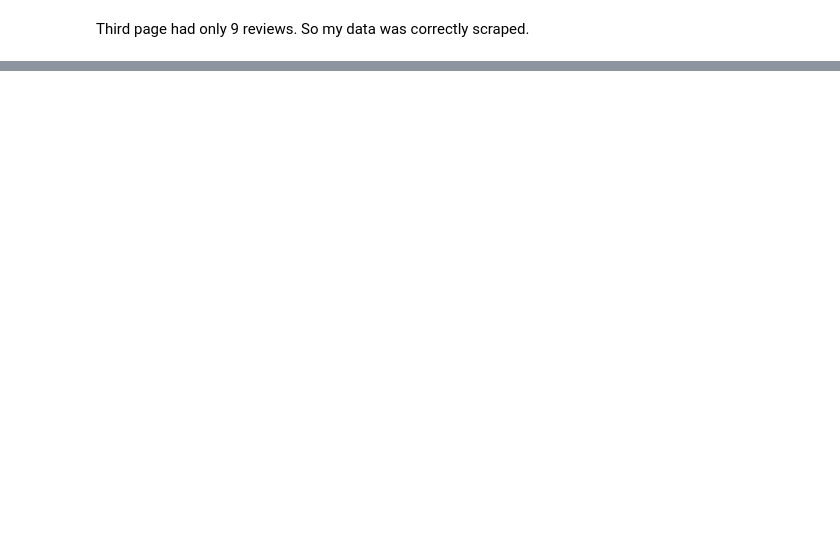
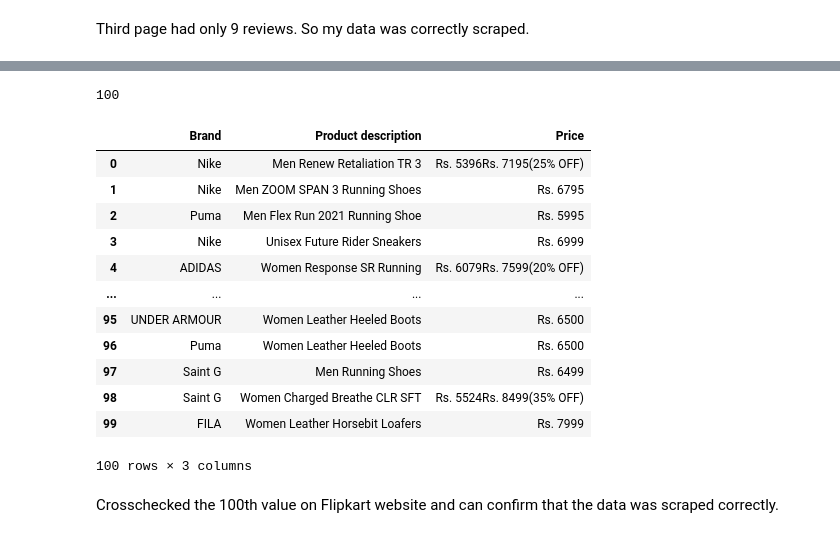
Before and after one commit to Aliakbar2/WEB-SCRAPING-ASSIGNMENT-1, a Jupyter notebook: webscraping_assignment_2.ipynb, the cells around one changed output, grey strips where cells are left out. Cells and saved outputs as stored; diff of their text form; code cells hidden in the pictures; blank space fills up the shorter version.

```diff
--- a/webscraping_assignment_2.ipynb
+++ b/webscraping_assignment_2.ipynb
@@ -1108,0 +1341,11 @@ You have to scrape this data for first 100 reviews.
+# %%
+#finding the brand tags from first 2 pages/URLs and scraping the text from it in an empty list
+# One page has around 50 shoes listed
+brand_list = []
+for i in page_url[:2]:
+    driver.get(i)
+    time.sleep(1)
+    brand_tags = driver.find_elements_by_xpath("//h3[@class='product-brand']")
+    for i in brand_tags:
+        brand_list.append(i.text)
+brand_list
@@ -1108,0 +1375,11 @@ You have to scrape this data for first 100 reviews.
+# %%
+#finding the description tags from first 2 pages/URLs and scraping the text from it in an empty list
+# One page has around 50 shoes listed
+description_list = []
+for i in page_url[:2]:
+    driver.get(i)
+    time.sleep(1)
+    description_tags = driver.find_elements_by_xpath("//h4[@class='product-product']")
+    for i in description_tags:
+        description_list.append(i.text)
+description_list
@@ -1108,0 +1409,11 @@ You have to scrape this data for first 100 reviews.
+# %%
+#finding the price tags from first 2 pages/URLs and scraping the text from it in an empty list
+# One page has around 50 shoes listed
+price_list = []
+for i in page_url[:2]:
+    driver.get(i)
+    time.sleep(1)
+    price_tags = driver.find_elements_by_xpath("//div[@class='product-price']")
+    for i in price_tags:
+        price_list.append(i.text)
+price_list
@@ -1108,0 +1438,31 @@ You have to scrape this data for first 100 reviews.
+# %%
+#Confirming the length of my data. It should be 100 for 2 pages
+len(price_list)
+# %% [output]
+100
+# %%
+#Finally creating a dataframe of first 100 shoes scraped.
+#Creating a dataframe for Brand, Product description & Price.
+
+df = pd.DataFrame({})
+
+df["Brand"] = brand_list[:100]
+df["Product description"] = description_list[:100]
+df["Price"] = price_list[:100]
+df
+# %% [output]
+|  | Brand | Product description | Price |
+| 0 | Nike | Men Renew Retaliation TR 3 | Rs. 5396Rs. 7195(25% OFF) |
+| 1 | Nike | Men ZOOM SPAN 3 Running Shoes | Rs. 6795 |
+| 2 | Puma | Men Flex Run 2021 Running Shoe | Rs. 5995 |
+| 3 | Nike | Unisex Future Rider Sneakers | Rs. 6999 |
+| 4 | ADIDAS | Women Response SR Running | Rs. 6079Rs. 7599(20% OFF) |
+| ... | ... | ... | ... |
+| 95 | UNDER ARMOUR | Women Leather Heeled Boots | Rs. 6500 |
+| 96 | Puma | Women Leather Heeled Boots | Rs. 6500 |
+| 97 | Saint G | Men Running Shoes | Rs. 6499 |
+| 98 | Saint G | Women Charged Breathe CLR SFT | Rs. 5524Rs. 8499(35% OFF) |
+| 99 | FILA | Women Leather Horsebit Loafers | Rs. 7999 |
+100 rows × 3 columns
+# %% [markdown]
+Crosschecked the 100th value on Flipkart website and can confirm that the data was scraped correctly.
```
Also changed, not shown: parts of 52 cells of this notebook.
